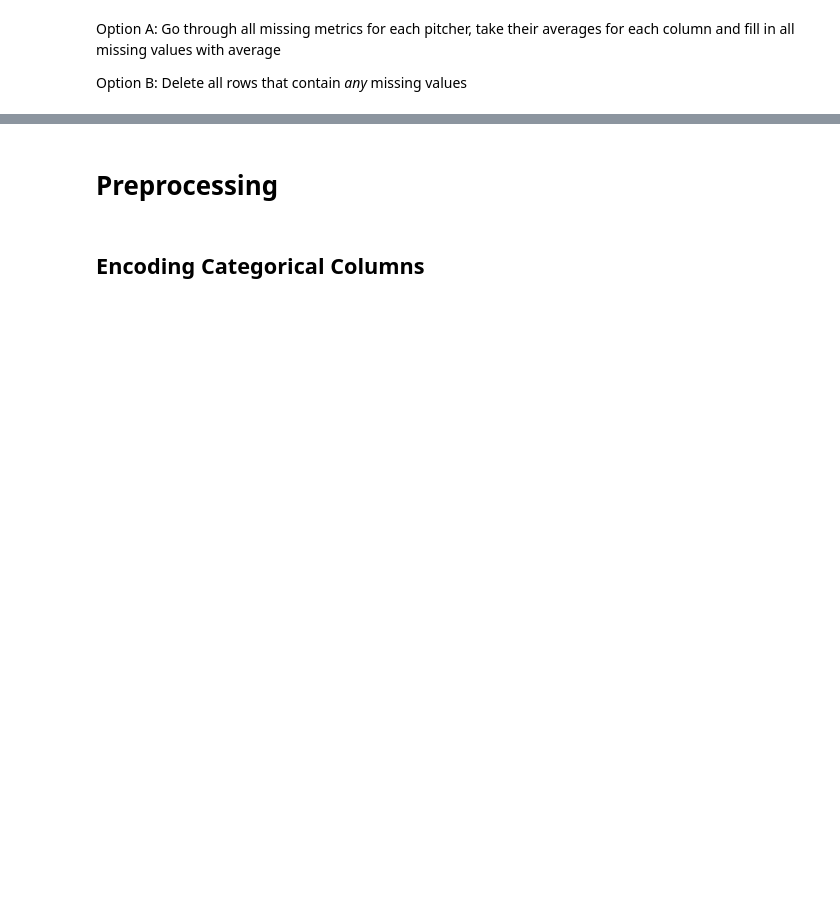
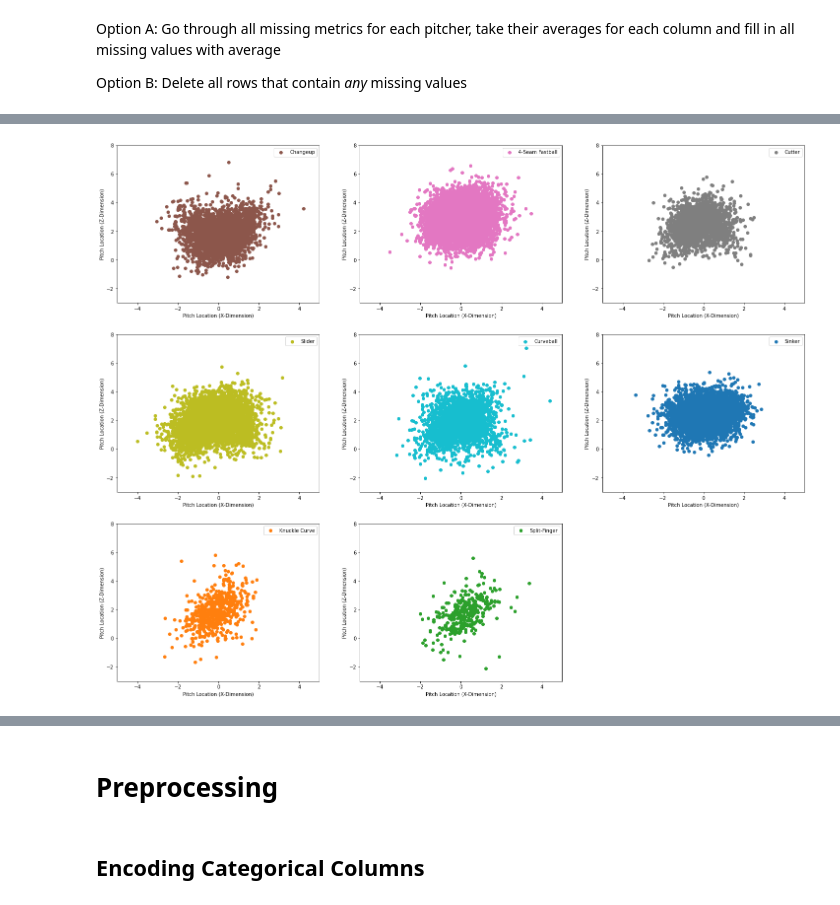
Before and after one commit to joshsalce/Pitch-Classifier-MLB-2022, a Jupyter notebook: Classifier_1.ipynb, the cells around one changed output, grey strips where cells are left out. Drawn from its saved outputs; the diff is of its cells as text; code cells hidden in the pictures; blank space fills up the shorter version.

```diff
--- a/Classifier_1.ipynb
+++ b/Classifier_1.ipynb
@@ -347,0 +380,21 @@ Name: p_throws, dtype: float64
+# %%
+# Plate location plots
+fig3 = plt.figure(figsize = (25,20))
+
+
+
+for i, val in enumerate(df.pitch_name.unique()):
+  c = next(colors)["color"]
+
+  ax3 = fig3.add_subplot(3, 3, i+1)
+
+    # Since it's from the catcher's perspective, we flip the pitch's location in the x-axis to get a pitcher's perspective
+  ax3.scatter(df.plate_x[df.pitch_name==val] * -1,df.plate_z[df.pitch_name==val],label=val, color = c)
+
+  ax3.set_xlim(-5, 5)
+  ax3.set_ylim(-3, 8)
+  ax3.set_xlabel("Pitch Location (X-Dimension)")
+  ax3.set_ylabel("Pitch Location (Z-Dimension)")
+  ax3.legend()
+# %% [output]
+[figure, added]
```
Also changed, not shown: parts of 19 cells of this notebook.
